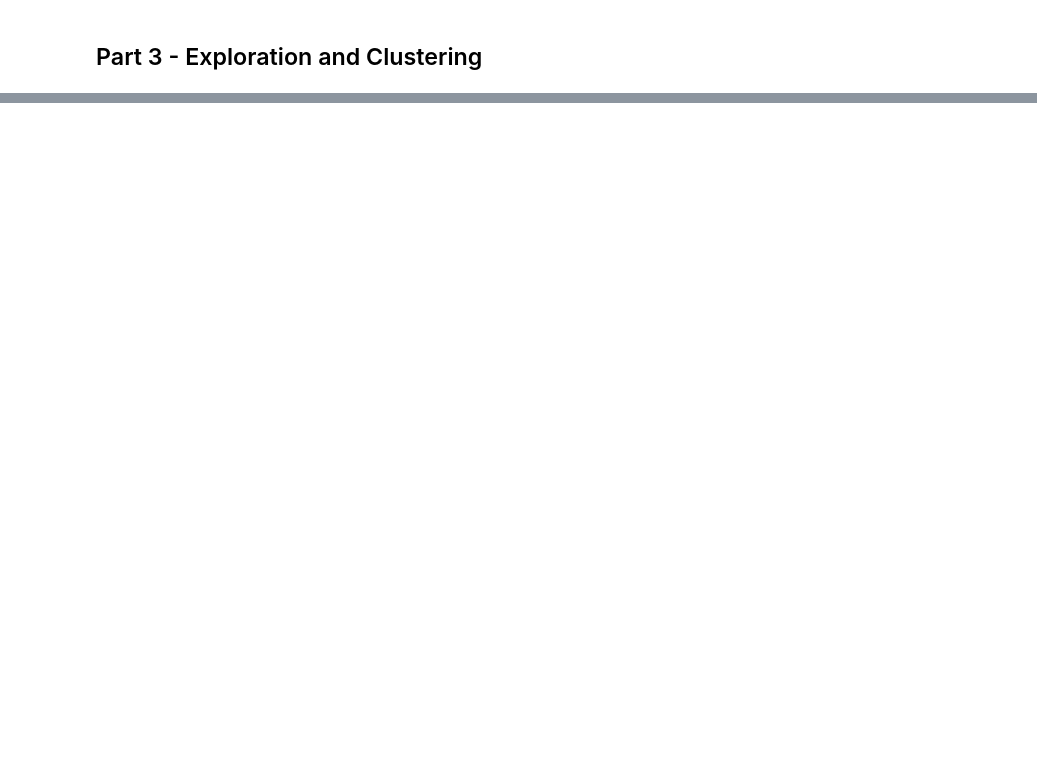
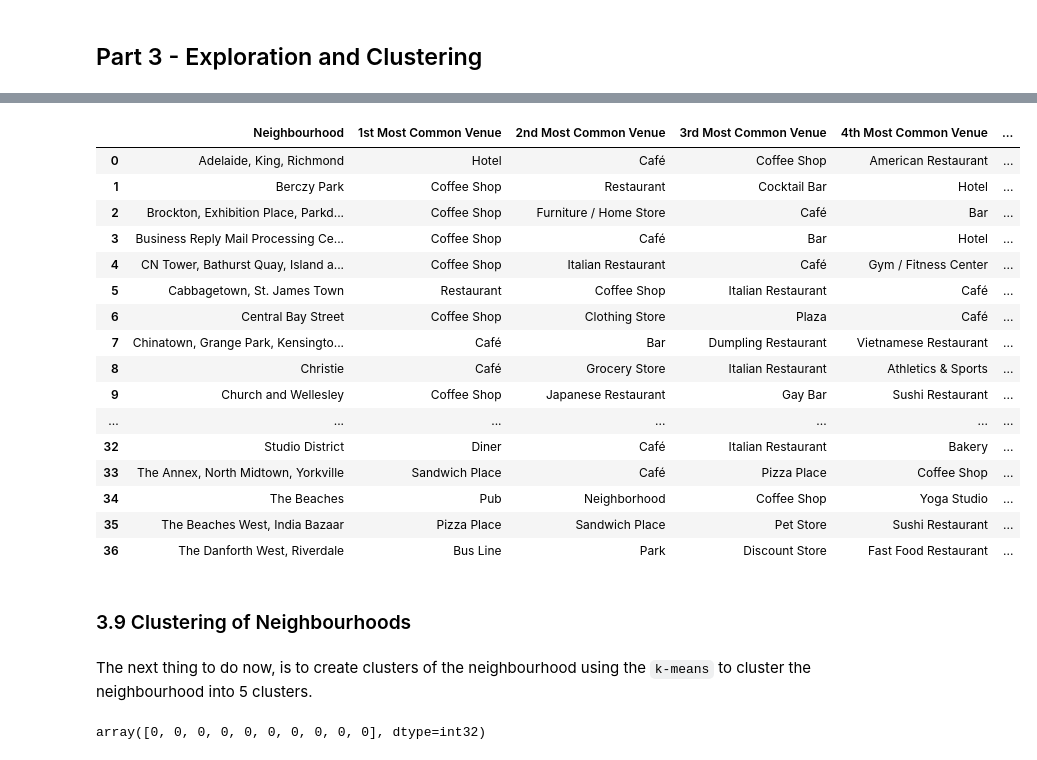
Before and after one commit to BiancaJM/Coursera_Capstone-1, a Jupyter notebook: Toronto - Segmentation and Clustering.ipynb, the cells around one changed output, grey strips where cells are left out. Drawn from its saved outputs; the diff is of its cells as text; code cells hidden in the pictures; blank space fills up the shorter version.

```diff
--- a/Toronto - Segmentation and Clustering.ipynb
+++ b/Toronto - Segmentation and Clustering.ipynb
@@ -380,0 +967,3 @@ display(map)
+# %%
+toronto_grouped = toronto_onehot.groupby('Neighbourhood').mean().reset_index()
+toronto_grouped.head()
@@ -380,0 +989,12 @@ display(map)
+# %%
+num_top_venues = 10 # Top common venues needed
+
+for hood in toronto_grouped['Neighbourhood']:
+    print("----"+hood+"----")
+    temp = toronto_grouped[toronto_grouped['Neighbourhood'] == hood].T.reset_index()
+    temp.columns = ['venue', 'freq']
+    temp = temp.iloc[1:]
+    temp['freq'] = temp['freq'].astype(float)
+    temp = temp.round({'freq': 2})
+    print(temp.sort_values('freq', ascending = False).reset_index(drop = True).head(num_top_venues))
+    print('\n')
@@ -380,0 +1023,6 @@ display(map)
+# %%
+def return_most_common_venues(row, num_top_venues):
+    row_categories = row.iloc[1:]
+    row_categories_sorted = row_categories.sort_values(ascending = False)
+
+    return row_categories_sorted.index.values[0:num_top_venues]
@@ -380,0 +1031,19 @@ display(map)
+# %%
+num_top_venues = 10
+
+indicators = ['st', 'nd', 'rd']
+
+# create columns according to number of top venues
+columns = ['Neighbourhood']
+for ind in np.arange(num_top_venues):
+    try:
+        columns.append('{}{} Most Common Venue'.format(ind+1, indicators[ind]))
+    except:
+        columns.append('{}th Most Common Venue'.format(ind+1))
+
+# create a new dataframe
+neighbourhoods_venues_sorted = pd.DataFrame(columns=columns)
+neighbourhoods_venues_sorted['Neighbourhood'] = toronto_grouped['Neighbourhood']
+
+for ind in np.arange(toronto_grouped.shape[0]):
+    neighbourhoods_venues_sorted.iloc[ind, 1:] = return_most_common_venues(toronto_grouped.iloc[ind, :], num_top_venues)
@@ -380,0 +1061,37 @@ display(map)
+# %%
+neighbourhoods_venues_sorted
+# %% [output]
+|  | Neighbourhood | 1st Most Common Venue | 2nd Most Common Venue | 3rd Most Common Venue | 4th Most Common Venue | ... |
+| 0 | Adelaide, King, Richmond | Hotel | Café | Coffee Shop | American Restaurant | ... |
+| 1 | Berczy Park | Coffee Shop | Restaurant | Cocktail Bar | Hotel | ... |
+| 2 | Brockton, Exhibition Place, Parkd... | Coffee Shop | Furniture / Home Store | Café | Bar | ... |
+| 3 | Business Reply Mail Processing Ce... | Coffee Shop | Café | Bar | Hotel | ... |
+| 4 | CN Tower, Bathurst Quay, Island a... | Coffee Shop | Italian Restaurant | Café | Gym / Fitness Center | ... |
+| 5 | Cabbagetown, St. James Town | Restaurant | Coffee Shop | Italian Restaurant | Café | ... |
+| 6 | Central Bay Street | Coffee Shop | Clothing Store | Plaza | Café | ... |
+| 7 | Chinatown, Grange Park, Kensingto... | Café | Bar | Dumpling Restaurant | Vietnamese Restaurant | ... |
+| 8 | Christie | Café | Grocery Store | Italian Restaurant | Athletics & Sports | ... |
+| 9 | Church and Wellesley | Coffee Shop | Japanese Restaurant | Gay Bar | Sushi Restaurant | ... |
+| ... | ... | ... | ... | ... | ... | ... |
+| 32 | Studio District | Diner | Café | Italian Restaurant | Bakery | ... |
+| 33 | The Annex, North Midtown, Yorkville | Sandwich Place | Café | Pizza Place | Coffee Shop | ... |
+| 34 | The Beaches | Pub | Neighborhood | Coffee Shop | Yoga Studio | ... |
+| 35 | The Beaches West, India Bazaar | Pizza Place | Sandwich Place | Pet Store | Sushi Restaurant | ... |
+| 36 | The Danforth West, Riverdale | Bus Line | Park | Discount Store | Fast Food Restaurant | ... |
+# %% [markdown]
+### 3.9 Clustering of Neighbourhoods
+# %% [markdown]
+The next thing to do now, is to create clusters of the neighbourhood using the `k-means` to cluster the neighbourhood into 5 clusters.
+# %%
+# set number of clusters
+kclusters = 3
+
+toronto_grouped_clustering = toronto_grouped.drop('Neighbourhood', 1)
+
+# run k-means clustering
+kmeans = KMeans(n_clusters = kclusters, random_state=0).fit(toronto_grouped_clustering)
+
+# check cluster labels generated for each row in the dataframe
+kmeans.labels_[0:10]
+# %% [output]
+array([0, 0, 0, 0, 0, 0, 0, 0, 0, 0], dtype=int32)
```
Also changed, not shown: parts of 145 cells of this notebook.
